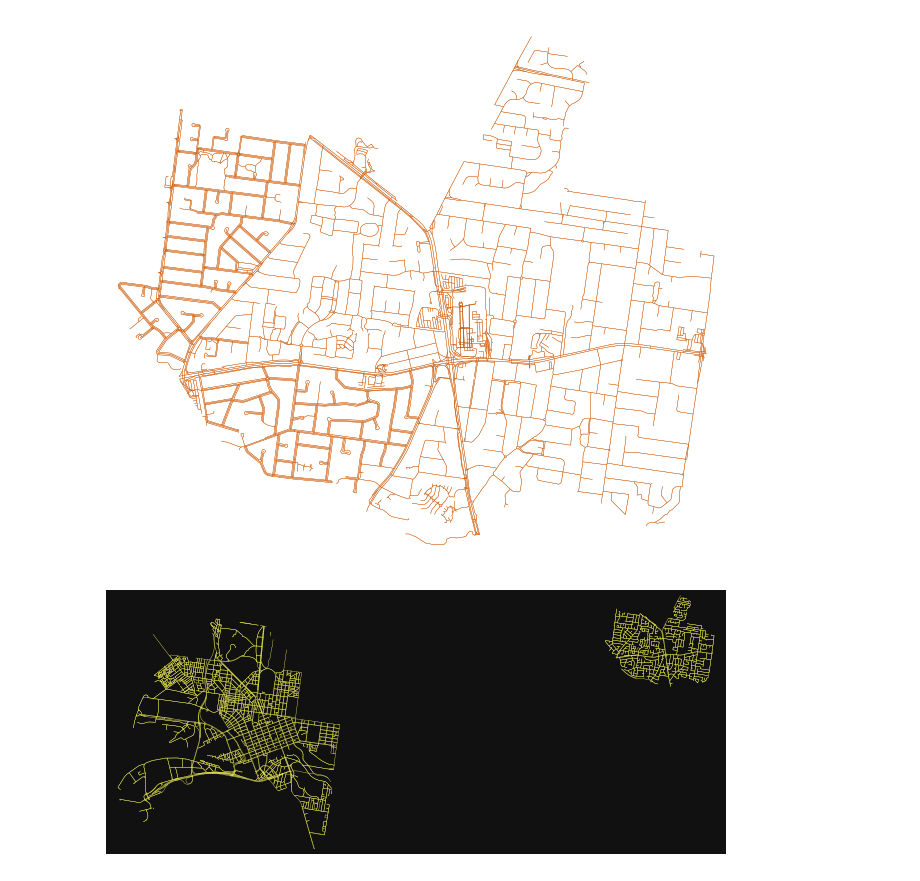
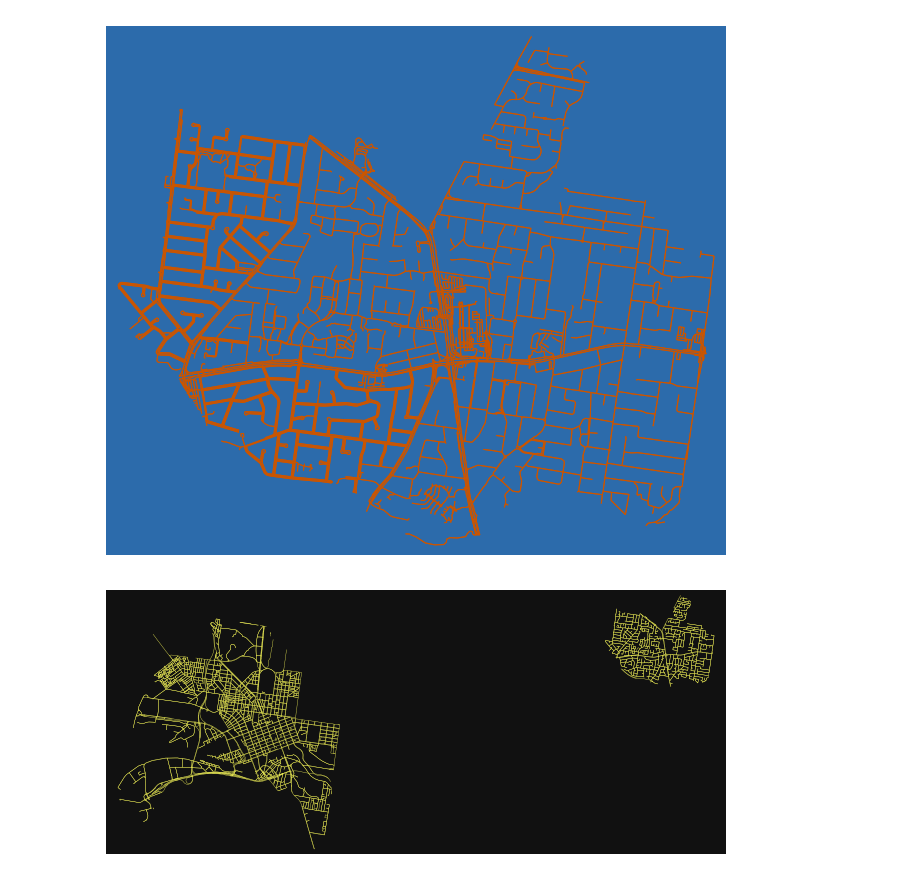
Before and after one commit to jtwevans/melbourne_mapping, a Jupyter notebook: osmnx.ipynb, the cells around one changed output. Cells and saved outputs as stored; diff of their text form; code cells hidden in the pictures.

```diff
--- a/osmnx.ipynb
+++ b/osmnx.ipynb
@@ -37,0 +49,16 @@ plt.show()
+# %%
+matplotlib.rcParams['font.family'] = 'sans-serif'
+matplotlib.rcParams['font.sans-serif'] = ['Calibri']
+
+place_name = "Doncaster, Victoria, Australia"
+
+graph = ox.graph_from_place(place_name, network_type="drive")
+
+fig, ax = ox.plot_graph(graph, node_size=0, edge_color="#283849", edge_linewidth=1, bgcolor = '#D3D5D3')
+#fig, ax = ox.plot_graph(graph, node_size=0, edge_color="#283849", edge_linewidth=1, bgcolor = '#D3D5D3', filepath="/Users/Jackson/mothersDay2025/output/reflection_navy_donnie_drive.png", save=True, show=False)
+
+# text box
+ax.text(0.5, 0.5, '$Doncaster, Victoria, Australia$', size=18, fontdict=None, bbox={})
+
+# Save the plot as an SVG file
+plt.savefig("/Users/Jackson/mothersDay2025/output/reflection_navy_text_donnie_drive.png", format='png')
@@ -38,13 +93,14 @@ plt.show()
 # %%
 place_name = "Doncaster, Victoria, Australia"
 
 graph = ox.graph_from_place(place_name, network_type="walk")
 
-fig, ax = ox.plot_graph(graph, node_size=0, edge_color="#CC5500", edge_linewidth=0.25, bgcolor = 'white')
+fig, ax = ox.plot_graph(graph, node_size=0, edge_color="#CC5500", edge_linewidth=0.75, bgcolor = '#2c6bab', filepath="/Users/Jackson/mothersDay2025/output/donnie_walk.png", save=True, show=False)
 
-plt.show()
+plt.savefig('/Users/Jackson/mothersDay2025/output/donnie_walk.png')
+#plt.show()
 # %% [output]
-[figure, old version]
+[figure, new version]
 # %%
 # create a network from multiple places
 places = [
```
Also changed, not shown: parts of 6 cells of this notebook.
